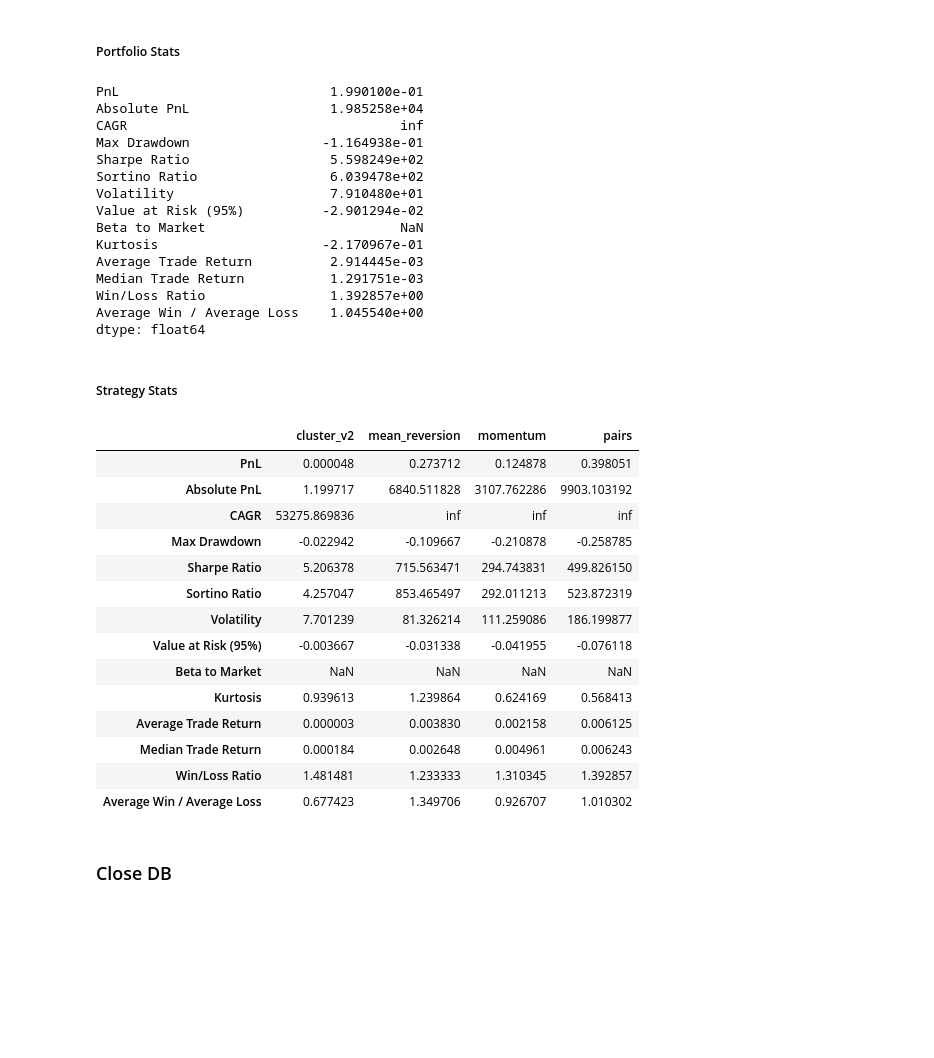
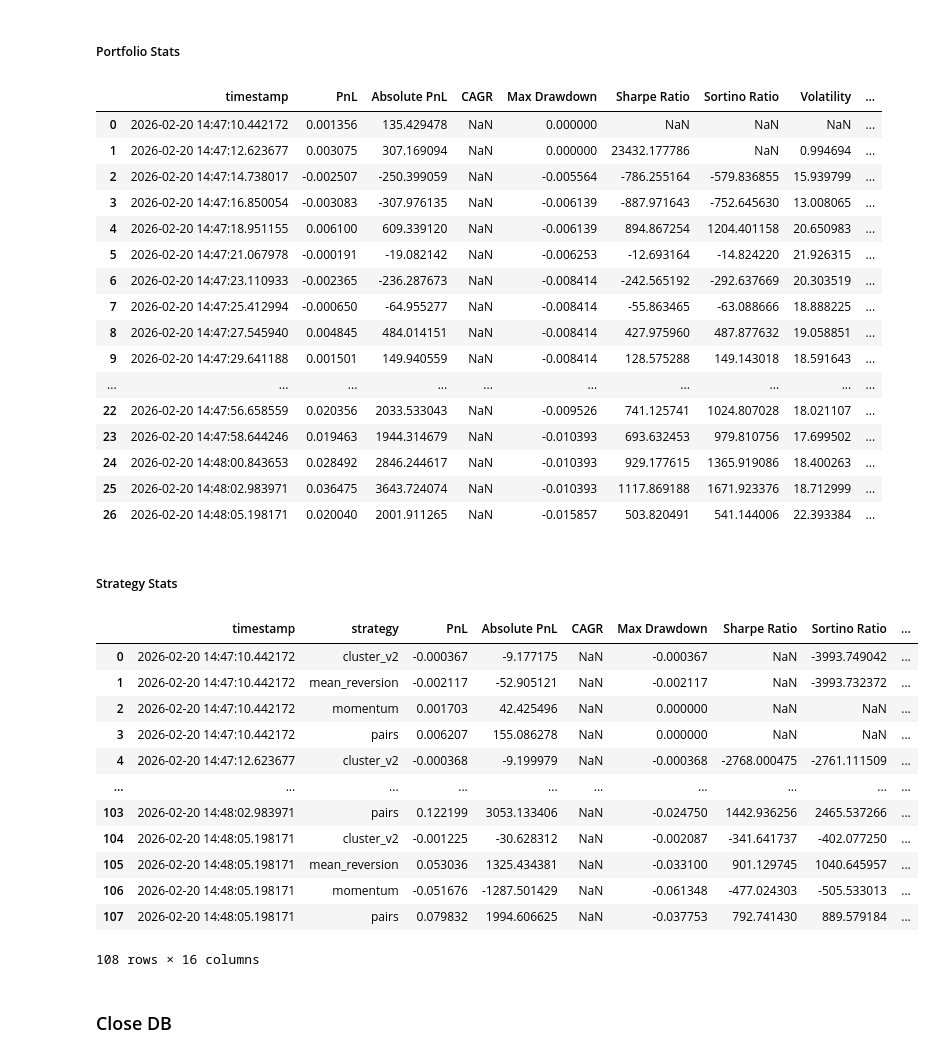
Before and after one commit to parkercarrus/infrastructure, a Jupyter notebook: src/read_db.ipynb, the cells around one changed output. Drawn from its saved outputs; the diff is of its cells as text; code cells hidden in the pictures; blank space fills up the shorter version.

```diff
--- a/src/read_db.ipynb
+++ b/src/read_db.ipynb
@@ -119,47 +120,45 @@ import pandas as pd
 # %% [markdown]
 ##### Portfolio Stats
 # %%
-portfolio_stats = getStats.compute_portfolio_metrics(portfolio_history)
-series = pd.Series(portfolio_stats)
-display(series)
+portfolio_metrics = load_table("portfolio_metrics")
+display(portfolio_metrics)
 # %% [output]
-PnL                           1.990100e-01
-Absolute PnL                  1.985258e+04
-CAGR                                   inf
-Max Drawdown                 -1.164938e-01
-Sharpe Ratio                  5.598249e+02
-Sortino Ratio                 6.039478e+02
-Volatility                    7.910480e+01
-Value at Risk (95%)          -2.901294e-02
-Beta to Market                         NaN
-Kurtosis                     -2.170967e-01
-Average Trade Return          2.914445e-03
-Median Trade Return           1.291751e-03
-Win/Loss Ratio                1.392857e+00
-Average Win / Average Loss    1.045540e+00
-dtype: float64
+|  | timestamp | PnL | Absolute PnL | CAGR | Max Drawdown | Sharpe Ratio | Sortino Ratio | Volatility | ... |
+| 0 | 2026-02-20 14:47:10.442172 | 0.001356 | 135.429478 | NaN | 0.000000 | NaN | NaN | NaN | ... |
+| 1 | 2026-02-20 14:47:12.623677 | 0.003075 | 307.169094 | NaN | 0.000000 | 23432.177786 | NaN | 0.994694 | ... |
+| 2 | 2026-02-20 14:47:14.738017 | -0.002507 | -250.399059 | NaN | -0.005564 | -786.255164 | -579.836855 | 15.939799 | ... |
+| 3 | 2026-02-20 14:47:16.850054 | -0.003083 | -307.976135 | NaN | -0.006139 | -887.971643 | -752.645630 | 13.008065 | ... |
+| 4 | 2026-02-20 14:47:18.951155 | 0.006100 | 609.339120 | NaN | -0.006139 | 894.867254 | 1204.401158 | 20.650983 | ... |
+| 5 | 2026-02-20 14:47:21.067978 | -0.000191 | -19.082142 | NaN | -0.006253 | -12.693164 | -14.824220 | 21.926315 | ... |
+| 6 | 2026-02-20 14:47:23.110933 | -0.002365 | -236.287673 | NaN | -0.008414 | -242.565192 | -292.637669 | 20.303519 | ... |
+| 7 | 2026-02-20 14:47:25.412994 | -0.000650 | -64.955277 | NaN | -0.008414 | -55.863465 | -63.088666 | 18.888225 | ... |
+| 8 | 2026-02-20 14:47:27.545940 | 0.004845 | 484.014151 | NaN | -0.008414 | 427.975960 | 487.877632 | 19.058851 | ... |
+| 9 | 2026-02-20 14:47:29.641188 | 0.001501 | 149.940559 | NaN | -0.008414 | 128.575288 | 149.143018 | 18.591643 | ... |
+| ... | ... | ... | ... | ... | ... | ... | ... | ... | ... |
+| 22 | 2026-02-20 14:47:56.658559 | 0.020356 | 2033.533043 | NaN | -0.009526 | 741.125741 | 1024.807028 | 18.021107 | ... |
+| 23 | 2026-02-20 14:47:58.644246 | 0.019463 | 1944.314679 | NaN | -0.010393 | 693.632453 | 979.810756 | 17.699502 | ... |
+| 24 | 2026-02-20 14:48:00.843653 | 0.028492 | 2846.244617 | NaN | -0.010393 | 929.177615 | 1365.919086 | 18.400263 | ... |
+| 25 | 2026-02-20 14:48:02.983971 | 0.036475 | 3643.724074 | NaN | -0.010393 | 1117.869188 | 1671.923376 | 18.712999 | ... |
+| 26 | 2026-02-20 14:48:05.198171 | 0.020040 | 2001.911265 | NaN | -0.015857 | 503.820491 | 541.144006 | 22.393384 | ... |
 # %% [markdown]
 ##### Strategy Stats
 # %%
-strategy_stats = getStats.compute_strategy_metrics(strategy_history)
-df = pd.DataFrame(strategy_stats)
-display(df)
+strategy_metrics = load_table("strategy_metrics")
+display(strategy_metrics)
 # %% [output]
-|  | cluster_v2 | mean_reversion | momentum | pairs |
-| PnL | 0.000048 | 0.273712 | 0.124878 | 0.398051 |
-| Absolute PnL | 1.199717 | 6840.511828 | 3107.762286 | 9903.103192 |
-| CAGR | 53275.869836 | inf | inf | inf |
-| Max Drawdown | -0.022942 | -0.109667 | -0.210878 | -0.258785 |
-| Sharpe Ratio | 5.206378 | 715.563471 | 294.743831 | 499.826150 |
-| Sortino Ratio | 4.257047 | 853.465497 | 292.011213 | 523.872319 |
-| Volatility | 7.701239 | 81.326214 | 111.259086 | 186.199877 |
-| Value at Risk (95%) | -0.003667 | -0.031338 | -0.041955 | -0.076118 |
-| Beta to Market | NaN | NaN | NaN | NaN |
-| Kurtosis | 0.939613 | 1.239864 | 0.624169 | 0.568413 |
-| Average Trade Return | 0.000003 | 0.003830 | 0.002158 | 0.006125 |
-| Median Trade Return | 0.000184 | 0.002648 | 0.004961 | 0.006243 |
-| Win/Loss Ratio | 1.481481 | 1.233333 | 1.310345 | 1.392857 |
-| Average Win / Average Loss | 0.677423 | 1.349706 | 0.926707 | 1.010302 |
+|  | timestamp | strategy | PnL | Absolute PnL | CAGR | Max Drawdown | Sharpe Ratio | Sortino Ratio | ... |
+| 0 | 2026-02-20 14:47:10.442172 | cluster_v2 | -0.000367 | -9.177175 | NaN | -0.000367 | NaN | -3993.749042 | ... |
+| 1 | 2026-02-20 14:47:10.442172 | mean_reversion | -0.002117 | -52.905121 | NaN | -0.002117 | NaN | -3993.732372 | ... |
+| 2 | 2026-02-20 14:47:10.442172 | momentum | 0.001703 | 42.425496 | NaN | 0.000000 | NaN | NaN | ... |
+| 3 | 2026-02-20 14:47:10.442172 | pairs | 0.006207 | 155.086278 | NaN | 0.000000 | NaN | NaN | ... |
+| 4 | 2026-02-20 14:47:12.623677 | cluster_v2 | -0.000368 | -9.199979 | NaN | -0.000368 | -2768.000475 | -2761.111509 | ... |
+| ... | ... | ... | ... | ... | ... | ... | ... | ... | ... |
+| 103 | 2026-02-20 14:48:02.983971 | pairs | 0.122199 | 3053.133406 | NaN | -0.024750 | 1442.936256 | 2465.537266 | ... |
+| 104 | 2026-02-20 14:48:05.198171 | cluster_v2 | -0.001225 | -30.628312 | NaN | -0.002087 | -341.641737 | -402.077250 | ... |
+| 105 | 2026-02-20 14:48:05.198171 | mean_reversion | 0.053036 | 1325.434381 | NaN | -0.033100 | 901.129745 | 1040.645957 | ... |
+| 106 | 2026-02-20 14:48:05.198171 | momentum | -0.051676 | -1287.501429 | NaN | -0.061348 | -477.024303 | -505.533013 | ... |
+| 107 | 2026-02-20 14:48:05.198171 | pairs | 0.079832 | 1994.606625 | NaN | -0.037753 | 792.741430 | 889.579184 | ... |
+108 rows × 16 columns
 # %% [markdown]
 ### Close DB
 # %%
```
Also changed, not shown: parts of 5 cells of this notebook, 17 other files.
